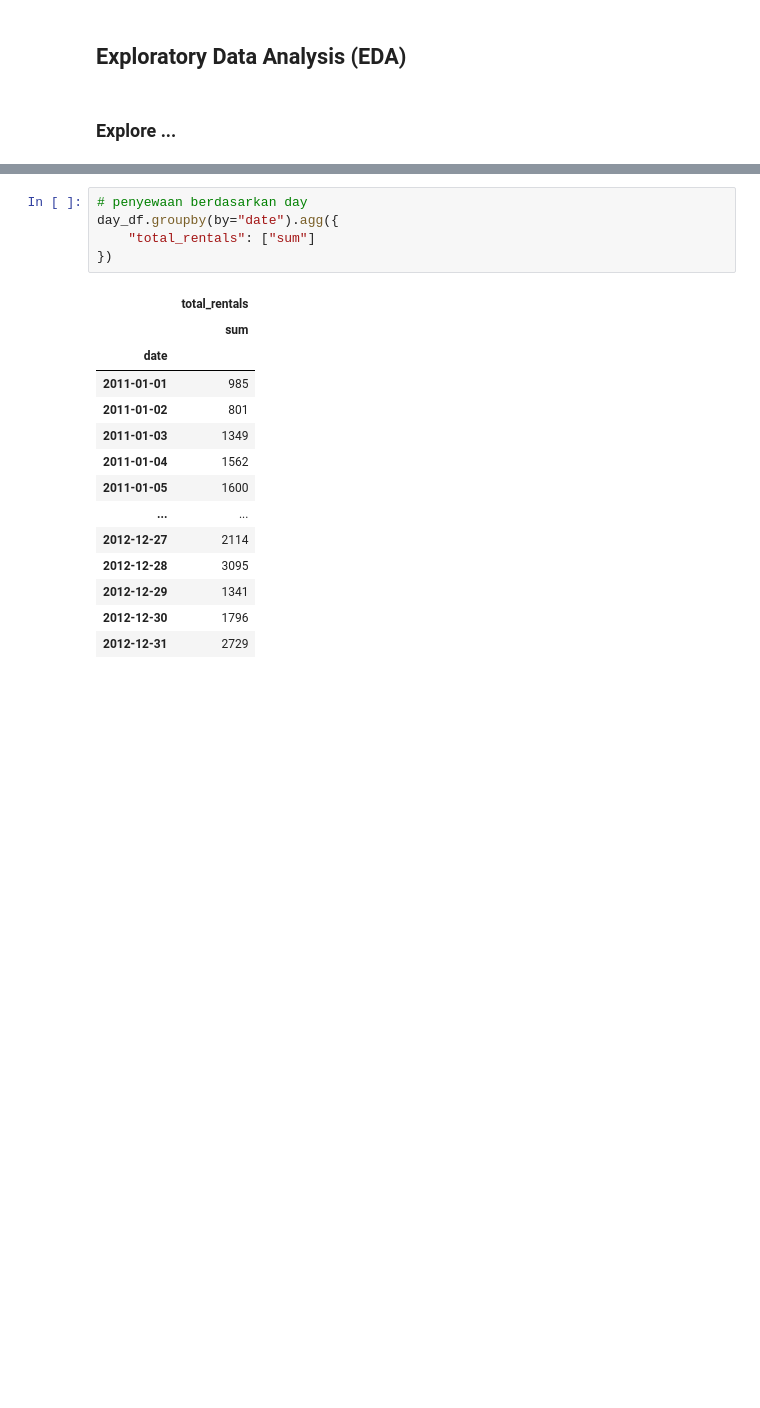
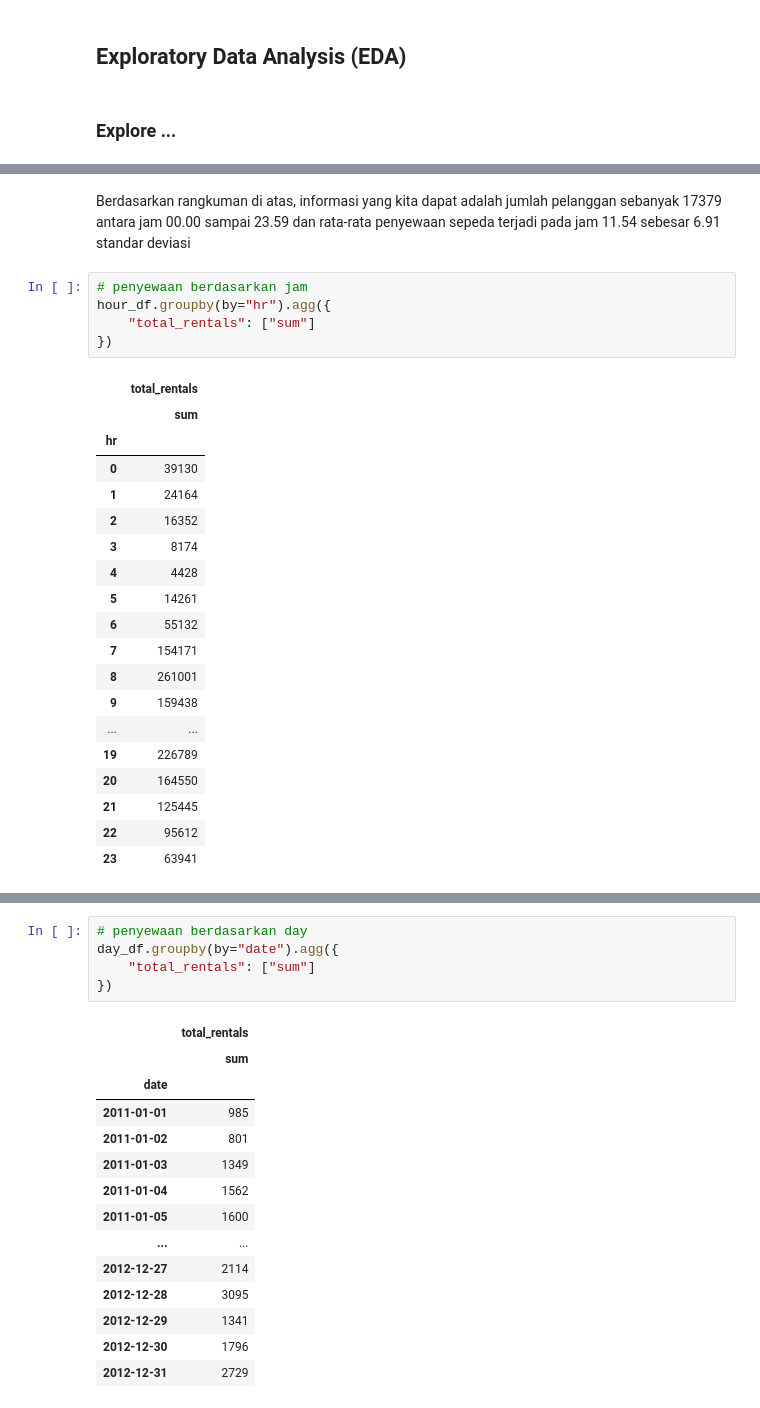
Before and after one commit to Mutasar/sewa-sepeda, a Jupyter notebook: Proyek_Analisis_Data.ipynb, the cells around one changed output, grey strips where cells are left out. Cells and saved outputs as stored; diff of their text form; blank space fills up the shorter version.

```diff
--- a/Proyek_Analisis_Data.ipynb
+++ b/Proyek_Analisis_Data.ipynb
@@ -341,0 +357,27 @@ hour_df.describe(include="all")
+# %% [markdown]
+Berdasarkan rangkuman  di atas,  informasi yang kita dapat adalah  jumlah pelanggan sebanyak 17379 antara jam 00.00 sampai 23.59 dan rata-rata penyewaan sepeda terjadi pada jam 11.54 sebesar 6.91 standar deviasi
+# %%
+# penyewaan berdasarkan jam
+hour_df.groupby(by="hr").agg({
+    "total_rentals": ["sum"]
+})
+# %% [output]
+|  | total_rentals |
+|  | sum |
+| hr |  |
+| 0 | 39130 |
+| 1 | 24164 |
+| 2 | 16352 |
+| 3 | 8174 |
+| 4 | 4428 |
+| 5 | 14261 |
+| 6 | 55132 |
+| 7 | 154171 |
+| 8 | 261001 |
+| 9 | 159438 |
+| ... | ... |
+| 19 | 226789 |
+| 20 | 164550 |
+| 21 | 125445 |
+| 22 | 95612 |
+| 23 | 63941 |
```
Also changed, not shown: parts of 17 cells of this notebook.
